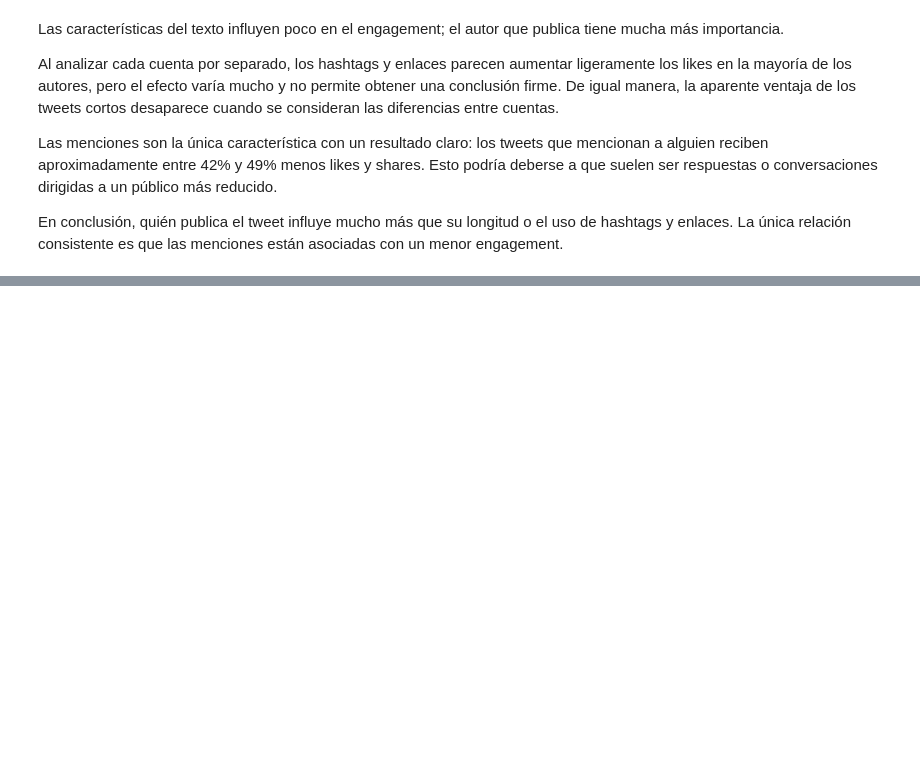
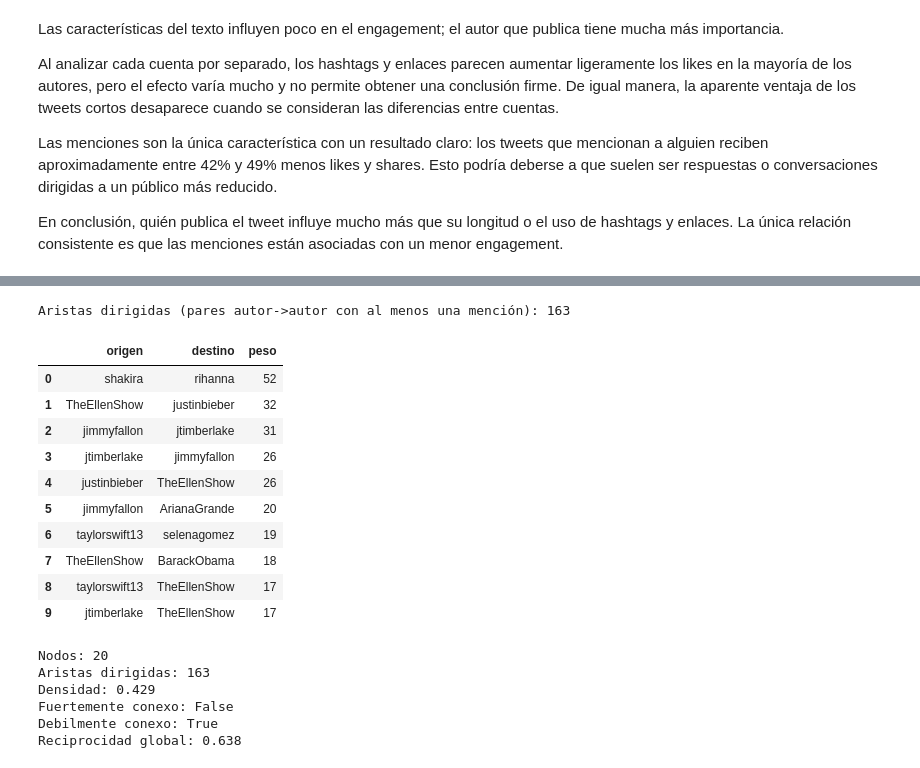
Before and after one commit to ecarcamo/Actividad-Clase-DataScience-Tweets, a Jupyter notebook: notebooks/01_carga_inicial.ipynb, the cells around one changed output, grey strips where cells are left out. Saved outputs shown, nothing was run; the diff lists cells and outputs as text; code cells hidden in the pictures; blank space fills up the shorter version.

```diff
--- a/notebooks/01_carga_inicial.ipynb
+++ b/notebooks/01_carga_inicial.ipynb
@@ -995,0 +1000,52 @@ En conclusión, quién publica el tweet influye mucho más que su longitud o el
+# %%
+import networkx as nx
+from collections import Counter
+
+# Aristas dirigidas: autor -> autor, contando menciones entre las 20 cuentas del dataset
+autores_lower = {a.lower(): a for a in df_clean["author"].unique()}
+
+conteo_aristas = Counter()
+for autor, menciones in zip(df_clean["author"], df_clean["mentions"]):
+    for m in menciones:
+        destino = autores_lower.get(m.lower())
+        if destino is not None and destino != autor:
+            conteo_aristas[(autor, destino)] += 1
+
+aristas = pd.DataFrame(
+    [(a, b, c) for (a, b), c in conteo_aristas.items()], columns=["origen", "destino", "peso"]
+).sort_values("peso", ascending=False).reset_index(drop=True)
+
+print(f"Aristas dirigidas (pares autor->autor con al menos una mención): {len(aristas)}")
+aristas.head(10)
+# %% [output]
+Aristas dirigidas (pares autor->autor con al menos una mención): 163
+|  | origen | destino | peso |
+| 0 | shakira | rihanna | 52 |
+| 1 | TheEllenShow | justinbieber | 32 |
+| 2 | jimmyfallon | jtimberlake | 31 |
+| 3 | jtimberlake | jimmyfallon | 26 |
+| 4 | justinbieber | TheEllenShow | 26 |
+| 5 | jimmyfallon | ArianaGrande | 20 |
+| 6 | taylorswift13 | selenagomez | 19 |
+| 7 | TheEllenShow | BarackObama | 18 |
+| 8 | taylorswift13 | TheEllenShow | 17 |
+| 9 | jtimberlake | TheEllenShow | 17 |
+# %%
+G = nx.DiGraph()
+G.add_nodes_from(df_clean["author"].unique())
+for _, fila in aristas.iterrows():
+    G.add_edge(fila["origen"], fila["destino"], weight=int(fila["peso"]))
+
+print(f"Nodos: {G.number_of_nodes()}")
+print(f"Aristas dirigidas: {G.number_of_edges()}")
+print(f"Densidad: {nx.density(G):.3f}")
+print(f"Fuertemente conexo: {nx.is_strongly_connected(G)}")
+print(f"Debilmente conexo: {nx.is_weakly_connected(G)}")
+print(f"Reciprocidad global: {nx.reciprocity(G):.3f}")
+# %% [output]
+Nodos: 20
+Aristas dirigidas: 163
+Densidad: 0.429
+Fuertemente conexo: False
+Debilmente conexo: True
+Reciprocidad global: 0.638
```
Also changed, not shown: parts of 6 cells of this notebook.
